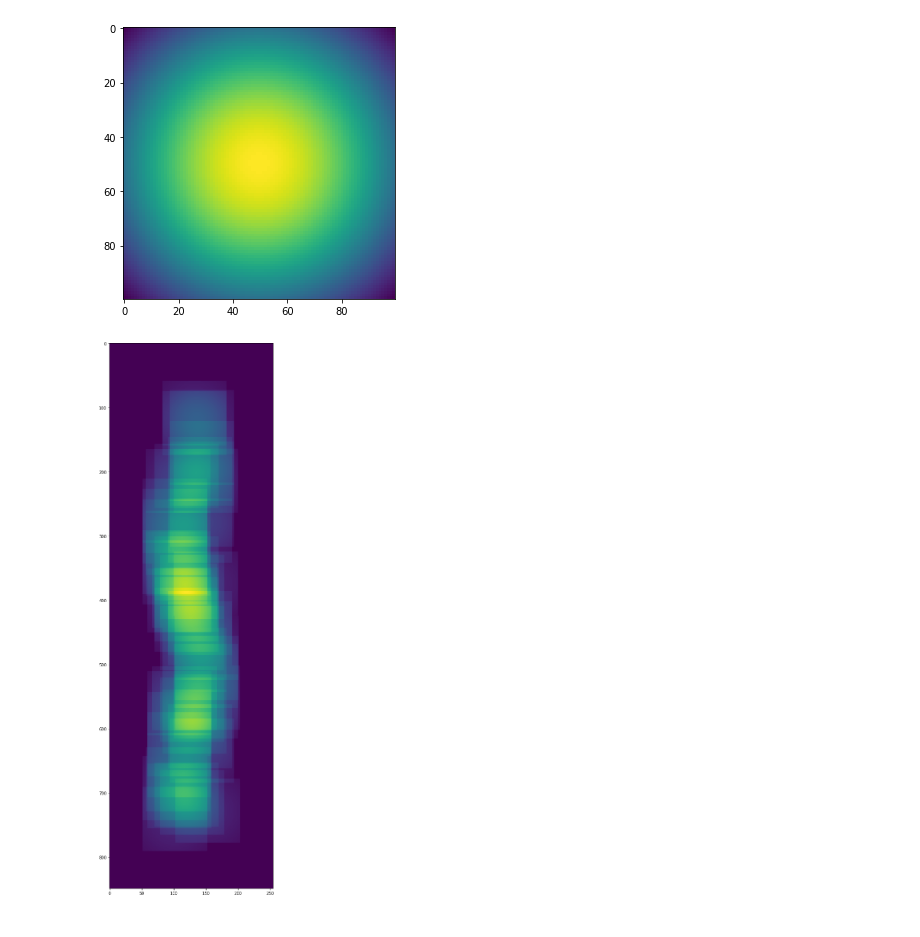
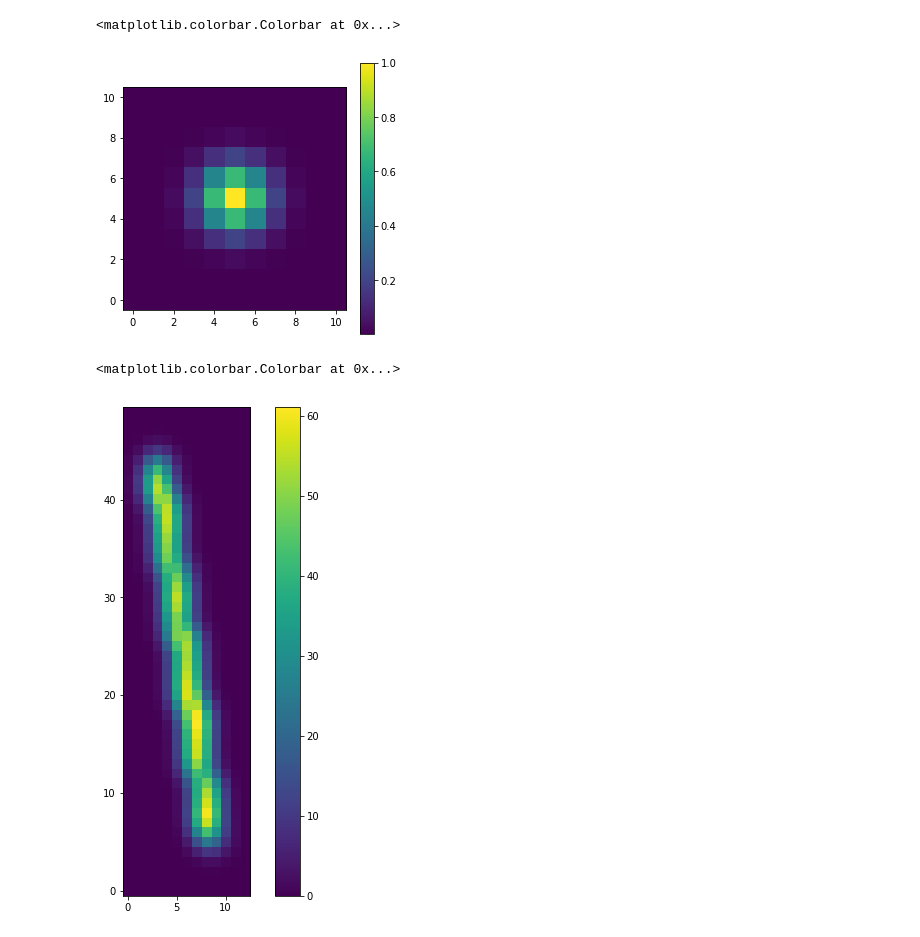
Before and after one commit to brouhardlab/anamic, a Jupyter notebook: notebooks/Simulate_Microscope_Images.ipynb, the cells around one changed output. Cells and saved outputs as stored; diff of their text form; code cells hidden in the pictures.

Commit message:
Work on in silico microscope

```diff
--- a/notebooks/Simulate_Microscope_Images.ipynb
+++ b/notebooks/Simulate_Microscope_Images.ipynb
@@ -69,3 +81,12 @@ axs[1].set_xlim(selected_dimers['x'].min() - 10, selected_dimers['x'].max() + 10
+# %%
+# Apply a random rotation of the projected microtubule
+Rx = anamic.transformations.rotation_matrix(np.deg2rad(np.random.randn() * 360), [1, 0, 0])
+Ry = anamic.transformations.rotation_matrix(np.deg2rad(np.random.randn() * 360), [0, 1, 0])
+R = anamic.transformations.concatenate_matrices(Rx, Ry)
+
+positions['x_proj_rotated'] = np.nan
+positions['y_proj_rotated'] = np.nan
+positions[['x_proj_rotated', 'y_proj_rotated']] = np.dot(positions[['x_proj', 'y_proj']].values, R[1:3, 1:3].T)
 # %%
 # Discretize dimers onto an high resolution image
 
@@ -96,0 +137,14 @@ fig.colorbar(mappable, ax=ax, orientation='vertical')
+# %%
+# Rebin the image to its final resolution defined by `microscope_pixel_size`.
+
+def rebin(arr, new_shape):
+    shape = (new_shape[0], arr.shape[0] // new_shape[0],
+             new_shape[1], arr.shape[1] // new_shape[1])
+    return arr.reshape(shape).sum(-1).sum(1)
+
+final_shape = np.array(im.shape) / pixel_size_ratio
+assert int(final_shape[0]) == final_shape[0]
+assert int(final_shape[1]) == final_shape[1]
+final_shape = final_shape.astype('int')
+
+im2 = rebin(im, final_shape)
@@ -97,4 +160,6 @@ fig.colorbar(mappable, ax=ax, orientation='vertical')
 # %%
+# Generate a microscope PSF
+
 def generate_psf(kernel_size_pixel, sigma_pixel):
     from scipy import signal
     gaussian_kernel_1d = signal.gaussian(kernel_size_pixel, std=sigma_pixel)
@@ -102,20 +167,27 @@ def generate_psf(kernel_size_pixel, sigma_pixel):
     gaussian_kernel_2d = np.outer(gaussian_kernel_1d, gaussian_kernel_1d)
     return gaussian_kernel_2d
 
-psf = generate_psf(100, 50)
+psf_size = 135  # nm
+sigma_pixel = psf_size / microscope_pixel_size
+
+psf = generate_psf(int(sigma_pixel * 10), sigma_pixel)
 
 fig, ax = plt.subplots(figsize=(5, 5))
-ax.imshow(psf, interpolation='none')
+mappable = ax.imshow(psf, interpolation='none', origin=[0, 0])
 ax.set_aspect('equal')
+fig.colorbar(mappable, ax=ax, orientation='vertical')
 # %% [output]
+<matplotlib.colorbar.Colorbar at 0x...>
-[figure, old version]
+[figure, new version]
 # %%
 from scipy.ndimage import convolve
 
-a = convolve(im, psf, )
+a = convolve(im2, psf, mode="constant")
 
-fig, ax = plt.subplots(figsize=(25, 25))
-ax.imshow(a, interpolation='none')
+fig, ax = plt.subplots(figsize=(9, 9))
+mappable = ax.imshow(a, cmap="viridis", interpolation='none', origin=[0, 0])
 ax.set_aspect('equal')
+fig.colorbar(mappable, ax=ax, orientation='vertical')
 # %% [output]
+<matplotlib.colorbar.Colorbar at 0x...>
-[figure, old version]
+[figure, new version]
```
Also changed, not shown: parts of 7 cells of this notebook.
